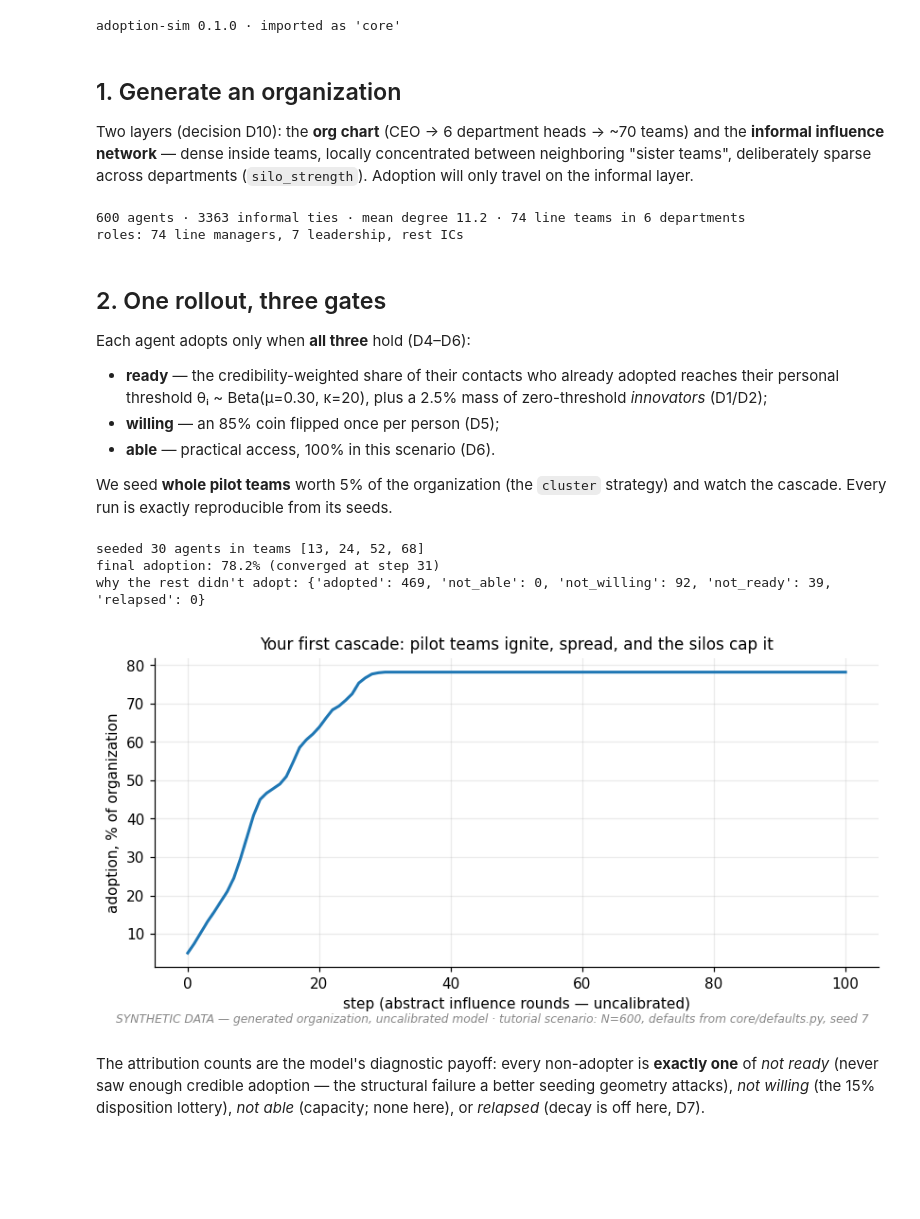
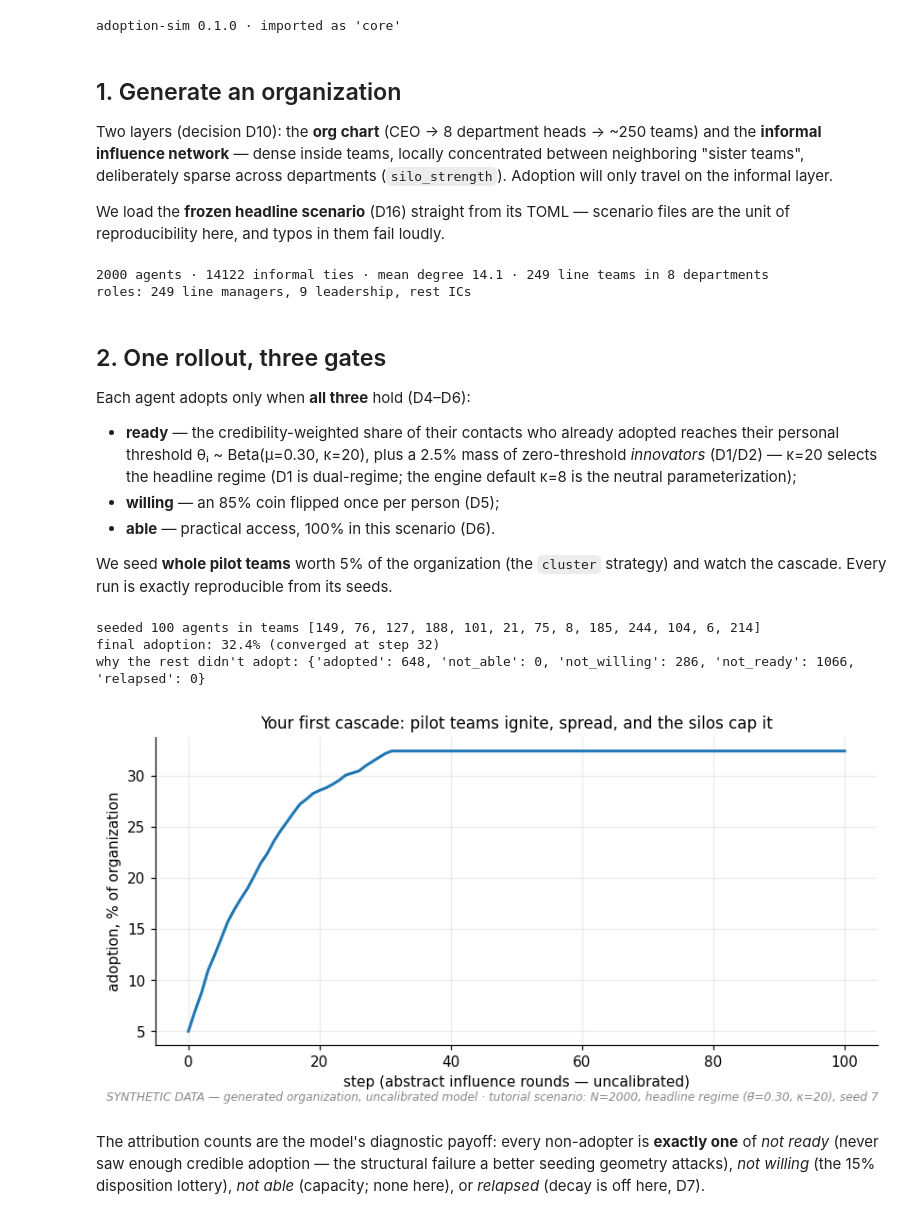
Before and after one commit to PaulBufort/adoption-sim, a Jupyter notebook: experiments/00_tutorial.ipynb, the cells around one changed output. Drawn from its saved outputs; the diff is of its cells as text; code cells hidden in the pictures; blank space fills up the shorter version.

```diff
--- a/experiments/00_tutorial.ipynb
+++ b/experiments/00_tutorial.ipynb
@@ -38,21 +39,26 @@ adoption-sim 0.1.0 · imported as 'core'
 # %% [markdown]
 ## 1. Generate an organization
 
-Two layers (decision D10): the **org chart** (CEO → 6 department heads → ~70 teams)
+Two layers (decision D10): the **org chart** (CEO → 8 department heads → ~250 teams)
 and the **informal influence network** — dense inside teams, locally concentrated
 between neighboring "sister teams", deliberately sparse across departments
 (`silo_strength`). Adoption will only travel on the informal layer.
+
+We load the **frozen headline scenario** (D16) straight from its TOML — scenario
+files are the unit of reproducibility here, and typos in them fail loudly.
 # %%
-org = sim.generate_org(n_agents=600, n_departments=6, silo_strength=0.85, seed=7)
+from core.scenario import load_scenario, org_kwargs, build_sim_params, set_path
+SC = load_scenario(REPO / "experiments" / "scenarios" / "headline.toml")
+org = sim.generate_org(**org_kwargs(SC), seed=7)
 compiled = org.compile()
 deg = compiled.degrees()
 print(f"{compiled.n} agents · {org.informal.number_of_edges()} informal ties · "
-      f"mean degree {deg.mean():.1f} · {compiled.n_teams - 1} line teams in 6 departments")
+      f"mean degree {deg.mean():.1f} · {compiled.n_teams - 1} line teams in 8 departments")
 print(f"roles: {int((compiled.role == 1).sum())} line managers, "
       f"{int((compiled.role == 2).sum())} leadership, rest ICs")
 # %% [output]
-600 agents · 3363 informal ties · mean degree 11.2 · 74 line teams in 6 departments
-roles: 74 line managers, 7 leadership, rest ICs
+2000 agents · 14122 informal ties · mean degree 14.1 · 249 line teams in 8 departments
+roles: 249 line managers, 9 leadership, rest ICs
 # %% [markdown]
 ## 2. One rollout, three gates
 
@@ -60,32 +66,34 @@ Each agent adopts only when **all three** hold (D4–D6):
 
 - **ready** — the credibility-weighted share of their contacts who already adopted
   reaches their personal threshold θᵢ ~ Beta(μ=0.30, κ=20), plus a 2.5% mass of
-  zero-threshold *innovators* (D1/D2);
+  zero-threshold *innovators* (D1/D2) — κ=20 selects the headline regime (D1 is
+  dual-regime; the engine default κ=8 is the neutral parameterization);
 - **willing** — an 85% coin flipped once per person (D5);
 - **able** — practical access, 100% in this scenario (D6).
 
 We seed **whole pilot teams** worth 5% of the organization (the `cluster` strategy)
 and watch the cascade. Every run is exactly reproducible from its seeds.
 # %%
-seeding = sim.make_seeding("cluster", compiled, budget=0.05, rng=7)
-result = sim.run_simulation(compiled, sim.SimParams(), seeding, rng=7)
+seeding = sim.make_seeding("cluster", compiled, budget=SC["seeding"]["budget"], rng=7)
+params = build_sim_params(SC)   # headline regime: θ̄=0.30, κ=20 (D1/D16)
+result = sim.run_simulation(compiled, params, seeding, rng=7)
 
 print(f"seeded {seeding.initial_adopters.size} agents in teams {seeding.meta['teams_seeded']}")
 print(f"final adoption: {result.final_rate:.1%} (converged at step {result.steps_to_fixed_point})")
 print("why the rest didn't adopt:", result.attribution_counts())
 
 fig, ax = plotting.fig_with_stamp(figsize=(7.5, 3.8),
-    note="tutorial scenario: N=600, defaults from core/defaults.py, seed 7")
+    note="tutorial scenario: N=2000, headline regime (θ̄=0.30, κ=20), seed 7")
 ax.plot(100 * result.curve, lw=2, color=plotting.STRATEGY_COLORS["cluster"])
 ax.set_xlabel("step (abstract influence rounds — uncalibrated)")
 ax.set_ylabel("adoption, % of organization")
 ax.set_title("Your first cascade: pilot teams ignite, spread, and the silos cap it", fontsize=11)
 plt.show()
 # %% [output]
-seeded 30 agents in teams [13, 24, 52, 68]
-final adoption: 78.2% (converged at step 31)
-why the rest didn't adopt: {'adopted': 469, 'not_able': 0, 'not_willing': 92, 'not_ready': 39, 'relapsed': 0}
+seeded 100 agents in teams [149, 76, 127, 188, 101, 21, 75, 8, 185, 244, 104, 6, 214]
+final adoption: 32.4% (converged at step 32)
+why the rest didn't adopt: {'adopted': 648, 'not_able': 0, 'not_willing': 286, 'not_ready': 1066, 'relapsed': 0}
-[figure, old version]
+[figure, new version]
 # %% [markdown]
 The attribution counts are the model's diagnostic payoff: every non-adopter is
 **exactly one** of *not ready* (never saw enough credible adoption — the structural
```
Also changed, not shown: parts of 5 cells of this notebook, 5 other files.
